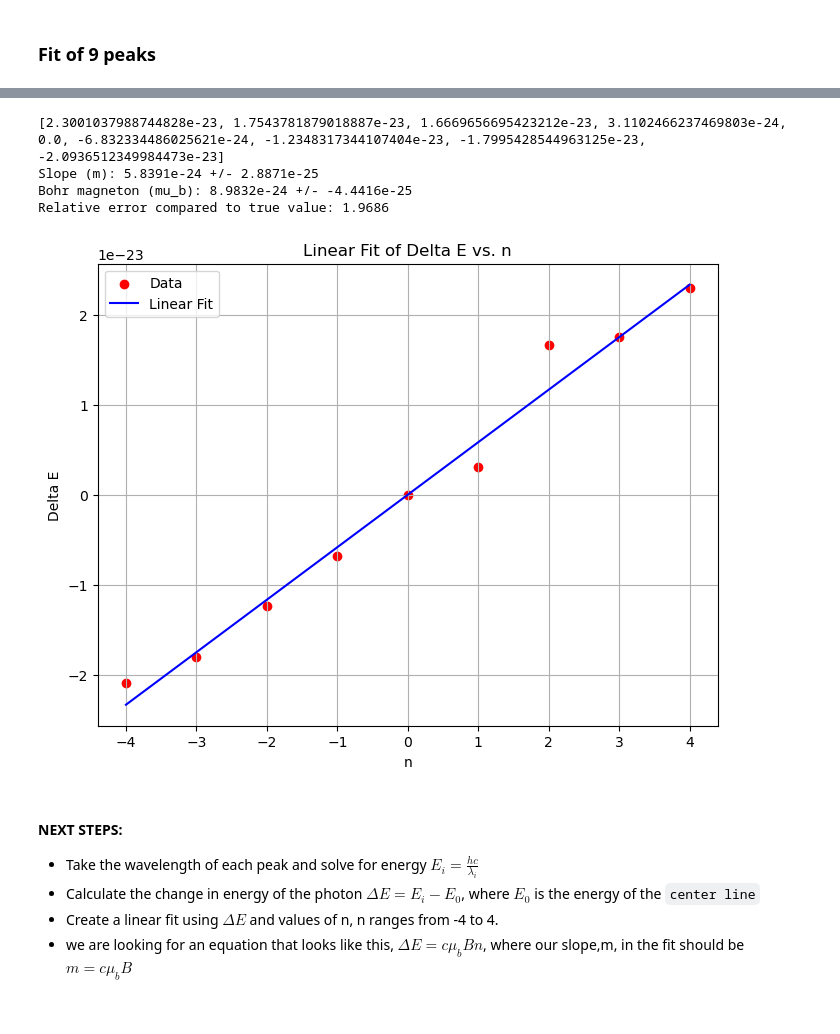
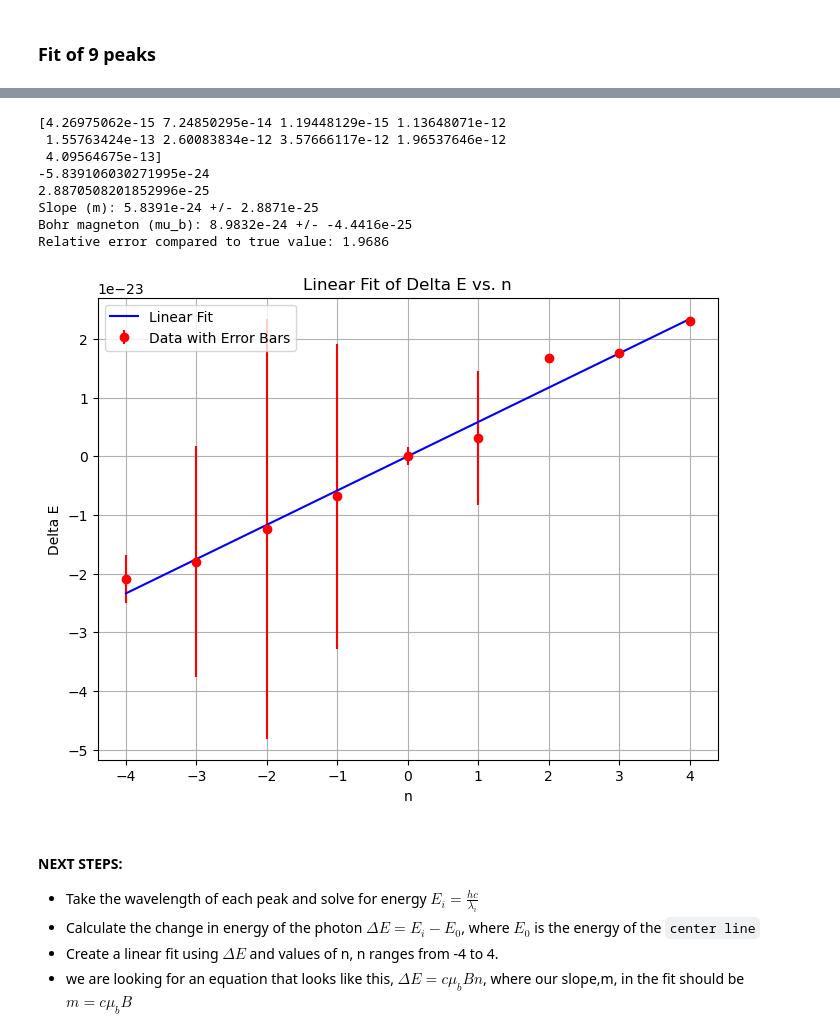
Before and after one commit to MazinDan/Zeeman-Effect, a Jupyter notebook: Zeeman_effect.ipynb, the cells around one changed output, grey strips where cells are left out. Cells and saved outputs as stored; diff of their text form; code cells hidden in the pictures.

```diff
--- a/Zeeman_effect.ipynb
+++ b/Zeeman_effect.ipynb
@@ -59,9 +59,9 @@ def fit_and_plot_gaussian(x_data, y_data, initial_guess):
     A_9_fit, B_9_fit, C_9_fit,
     D_fit) = params
 
-    peaks = [B_1_fit, B_2_fit, B_3_fit, B_4_fit, B_5_fit, B_6_fit, B_7_fit, B_8_fit, B_9_fit]
+    peaks = np.array([B_1_fit, B_2_fit, B_3_fit, B_4_fit, B_5_fit, B_6_fit, B_7_fit, B_8_fit, B_9_fit])
     uncertainties = np.sqrt(np.diag(covariance))
-
+    b_uncertainties = uncertainties[1:-1:3]
     # Plotting the data and the fit
     plt.figure(figsize=(8, 6))
     plt.xlabel('Wavelength')
@@ -72,7 +72,7 @@ def fit_and_plot_gaussian(x_data, y_data, initial_guess):
     plt.show()
 
     # Print the fitting parameters
-    print(f'Fit Parameters:\nA = {A_1_fit:.4f} ± {uncertainties[0]:.4f}\n'
+    print(f'Fit Parameters:\nA_1 = {A_1_fit:.4f} ± {uncertainties[0]:.4f}\n'
          f'B_1 = {B_1_fit:.4f} ± {uncertainties[1]:.4f}\n'
          f'C_1 = {C_1_fit:.4f} ± {uncertainties[2]:.4f}\n\n'
 
@@ -110,7 +110,7 @@ def fit_and_plot_gaussian(x_data, y_data, initial_guess):
 
          f'D = {D_fit:.4f} ± {uncertainties[27]:.4f}')
 
-    return peaks
+    return peaks, b_uncertainties
 
 data = np.genfromtxt('Data.csv', delimiter=',', dtype=str, encoding='utf-8-sig', skip_header=1)
 
@@ -168,8 +168,7 @@ initial_guess = [0.1, 545.870, 0.006,   # Peak 1
                  0.10, 545.955, 0.006,  # Peak 9
                  0.40]                  # Baseline
 
-peaks = fit_and_plot_gaussian(np.array(x_data_best), np.array(y_data_best), initial_guess)
-print (peaks)
+peaks, uncertainties = fit_and_plot_gaussian(np.array(x_data_best), np.array(y_data_best), initial_guess)
 # %% [output]
 [figure]
 Fit Parameters:
@@ -198,49 +197,54 @@ mu_b_true = 9.274009994e-24  # True value of Bohr magneton
 n_values = np.arange(-4, 5)  # Values of n from -4 to 4
 
 # Calculate energy for each peak
-# wavelengths = [545.870, 545.880, 545.883, 545.899, 545.911, 545.927, 545.935, 545.943, 545.955]
-energies = [h * c / (lambda_i * 1e-9) for lambda_i in peaks]
-
+energies = h * c / (peaks * 1e-9)
+energy_uncertainties = h * c / (uncertainties * 1e-9)
+print (energy_uncertainties)
 # Calculate delta E
 centerline_energy = energies[4]
 delta_E = [E_i - centerline_energy for E_i in energies]
-print (delta_E)
 
 # Perform linear fit
 def linear_fit(x, m):
     return m * x
 
 params, covariance = curve_fit(linear_fit, n_values, delta_E)
 slope, slope_error = params[0], np.sqrt(covariance[0, 0])
+print(slope)
+print (slope_error)
 
 # Calculate Bohr magneton
 mu_b = slope / (C * B)
 mu_b_error = mu_b * np.sqrt((slope_error / slope)**2)
 
 # Print results
 print("Slope (m): {:.4e} +/- {:.4e}".format(-slope, slope_error))
 print("Bohr magneton (mu_b): {:.4e} +/- {:.4e}".format(-mu_b, mu_b_error))
 
 # Compare to true value
 error = abs(mu_b - mu_b_true) / mu_b_true
 print("Relative error compared to true value: {:.4f}".format(error))
 
 # Plot data and linear fit
 plt.figure(figsize=(8, 6))
-plt.scatter(-1*n_values, delta_E, color='red', label='Data')
+plt.errorbar(-1 * n_values, delta_E, yerr=(1e-11)*energy_uncertainties, fmt='ro', ms=6, label='Data with Error Bars')
 plt.plot(n_values, linear_fit(-1*n_values, slope), color='blue', label='Linear Fit')
 plt.xlabel('n')
 plt.ylabel('Delta E')
 plt.title('Linear Fit of Delta E vs. n')
 plt.legend()
 plt.grid(True)
 plt.show()
 # %% [output]
-[2.3001037988744828e-23, 1.7543781879018887e-23, 1.6669656695423212e-23, 3.1102466237469803e-24, 0.0, -6.832334486025621e-24, -1.2348317344107404e-23, -1.7995428544963125e-23, -2.0936512349984473e-23]
+[4.26975062e-15 7.24850295e-14 1.19448129e-15 1.13648071e-12
+ 1.55763424e-13 2.60083834e-12 3.57666117e-12 1.96537646e-12
+ 4.09564675e-13]
+-5.839106030271995e-24
+2.8870508201852996e-25
 Slope (m): 5.8391e-24 +/- 2.8871e-25
 Bohr magneton (mu_b): 8.9832e-24 +/- -4.4416e-25
 Relative error compared to true value: 1.9686
-[figure, old version]
+[figure, new version]
 # %% [markdown]
 #### NEXT STEPS:
 
```
Also changed, not shown: parts of 1 cell of this notebook.
